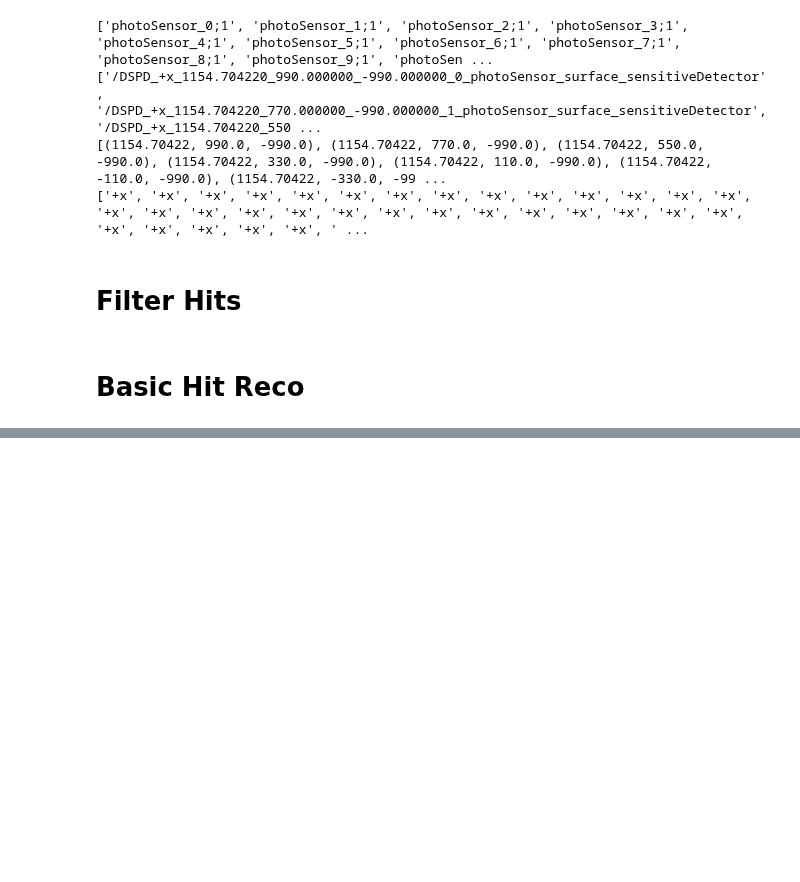
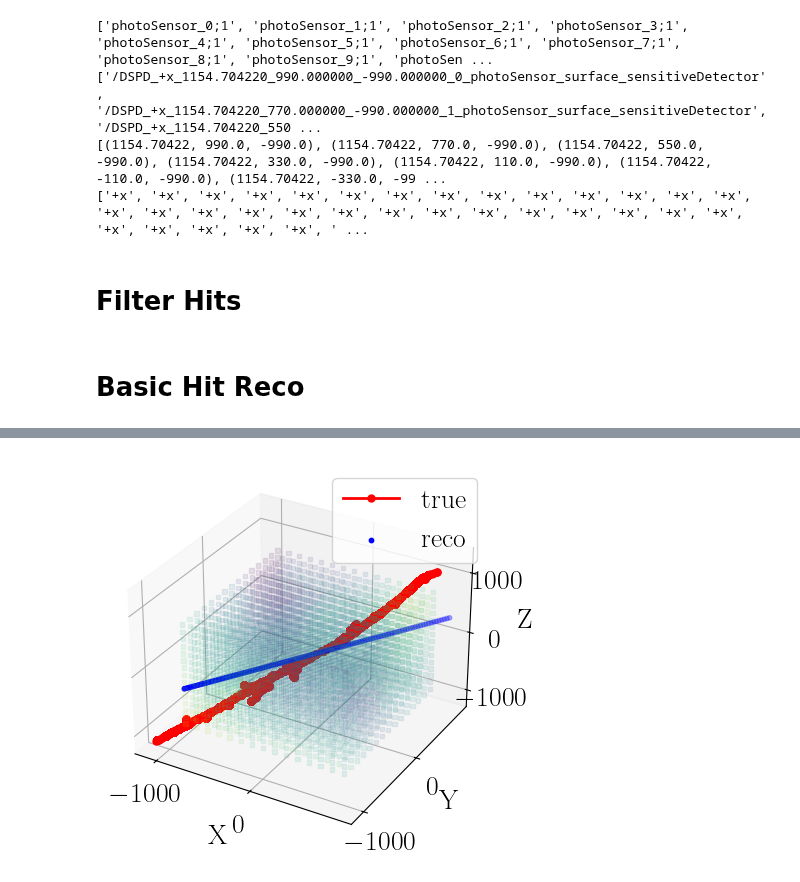
Before and after one commit to Noah-Everett/DSPS-Detector, a Jupyter notebook: analysis/trackAnalysis.ipynb, the cells around one changed output, grey strips where cells are left out. Saved outputs shown, nothing was run; the diff lists cells and outputs as text; code cells hidden in the pictures; blank space fills up the shorter version.

```diff
--- a/analysis/trackAnalysis.ipynb
+++ b/analysis/trackAnalysis.ipynb
@@ -101,0 +402,48 @@ plt.show()
+# %%
+parameters = [0.93348707, 0.70200428, 0.37834567, 0.36939029, 0.13789963, 0.19075573]
+X = np.linspace(np.array(DETECTOR_SIZE_MM)/-2, np.array(DETECTOR_SIZE_MM)/2, 100)
+X = trackEquation(X, parameters)
+# %%
+# %matplotlib inline
+# %matplotlib qt
+
+# Plot the original points and the fitted line
+fig = plt.figure()
+ax = fig.add_subplot(111, projection='3d')
+voxelGrid = ax.scatter(
+    grid_pos[:,0],
+    grid_pos[:,1],
+    grid_pos[:,2],
+    c=grid[grid >= 0],
+    cmap='viridis',
+    marker='s',
+    s=10,
+    alpha=0.1,
+    norm=LogNorm()
+)
+track_true = ax.plot(
+    np.array(df_primary['position'].to_list()).reshape(-1,3)[:,0],
+    np.array(df_primary['position'].to_list()).reshape(-1,3)[:,1],
+    np.array(df_primary['position'].to_list()).reshape(-1,3)[:,2],
+    c='r',
+    marker='o',
+    markersize=5,
+    linewidth=2,
+    label='true'
+)
+track_reco = ax.scatter(
+    X[:,0],
+    X[:,1],
+    X[:,2],
+    c='b',
+    marker='o',
+    s=10,
+    label='reco'
+)
+ax.set_xlabel('X')
+ax.set_ylabel('Y')
+ax.set_zlabel('Z')
+plt.legend()
+plt.show()
+# %% [output]
+[figure, added]
```
Also changed, not shown: parts of 21 cells of this notebook, 9 other files.
